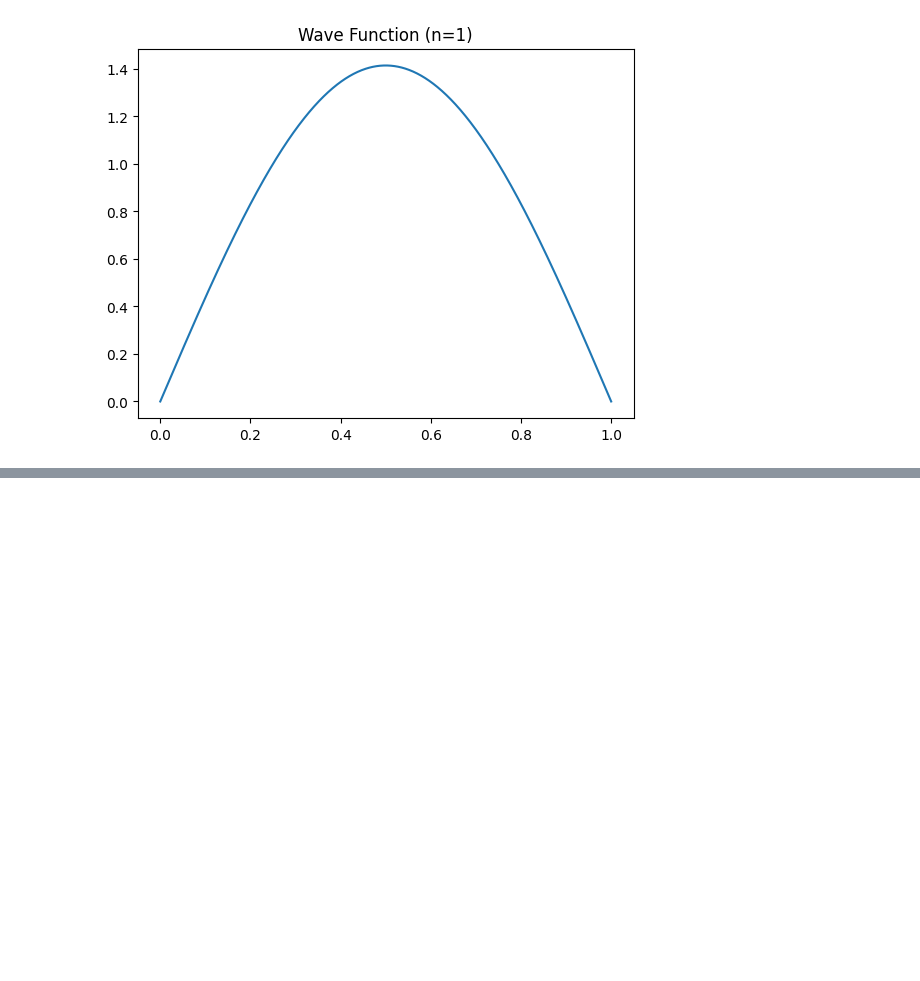
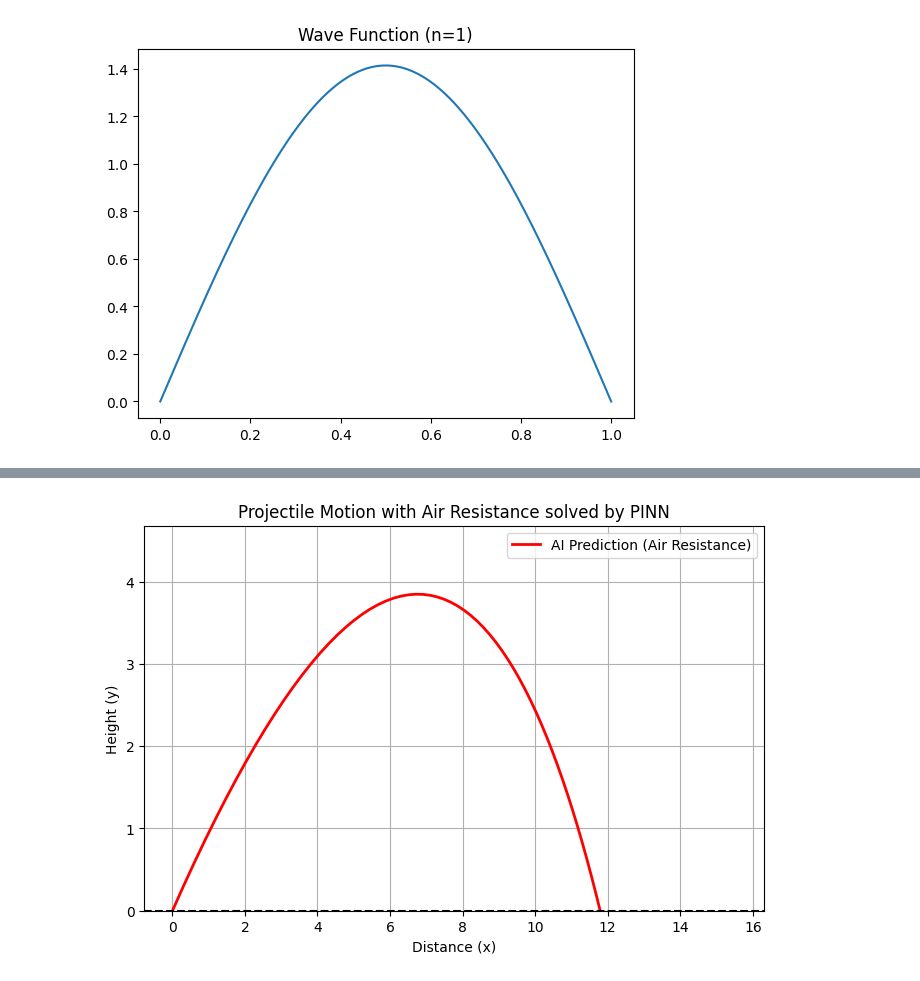
Before and after one commit to chanwoongYoon/Junior_first_semester, a Jupyter notebook: Untitled-1.ipynb, the cells around one changed output, grey strips where cells are left out. Drawn from its saved outputs; the diff is of its cells as text; code cells hidden in the pictures; blank space fills up the shorter version.

Commit message:
add : made pinn tunable model

```diff
--- a/Untitled-1.ipynb
+++ b/Untitled-1.ipynb
@@ -95,0 +109,96 @@ plt.show()
+# %%
+import torch
+import torch.nn as nn
+import matplotlib.pyplot as plt
+import numpy as np
+
+# 1. AI 뇌 구조 만들기 (출력이 x, y 두 개!)
+class ProjectilePINN(nn.Module):
+    def __init__(self):
+        super().__init__()
+        self.net = nn.Sequential(
+            nn.Linear(1, 64), # 조금 더 똑똑하게 노드를 64개로 늘렸습니다.
+            nn.Tanh(),
+            nn.Linear(64, 64),
+            nn.Tanh(),
+            nn.Linear(64, 2)  # ★출력 2개: 결과가 [가로 위치 x, 세로 높이 y]로 나옵니다!
+        )
+
+    def forward(self, t):
+        return self.net(t)
+
+model = ProjectilePINN()
+optimizer = torch.optim.Adam(model.parameters(), lr=0.01)
+
+# 물리 상수 세팅
+g = 9.8      # 중력 가속도
+k = 0.5      # 공기 저항 계수 (이 숫자를 키우면 바람이 세게 붑니다!)
+v0_x = 10.0  # 가로축 초기 발사 속도
+v0_y = 10.0  # 세로축 초기 발사 속도
+
+# 2. 폭풍 잔소리(학습) 시작!
+epochs = 3000
+for epoch in range(epochs):
+    # 장부 초기화
+    optimizer.zero_grad()
+
+    # 0~3초 사이의 무작위 시간 생성
+    t_physics = torch.rand(200, 1) * 3.0
+    t_physics.requires_grad = True
+
+    # AI가 예측한 가로(x), 세로(y) 위치 뽑아내기
+    preds = model(t_physics)
+    x_pred = preds[:, 0:1] # 첫 번째 값은 x
+    y_pred = preds[:, 1:2] # 두 번째 값은 y
+
+    # ★ 스피드건(미분)으로 가로/세로의 속도와 가속도 구하기
+    vx = torch.autograd.grad(x_pred, t_physics, grad_outputs=torch.ones_like(x_pred), create_graph=True)[0]
+    ax = torch.autograd.grad(vx, t_physics, grad_outputs=torch.ones_like(vx), create_graph=True)[0]
+
+    vy = torch.autograd.grad(y_pred, t_physics, grad_outputs=torch.ones_like(y_pred), create_graph=True)[0]
+    ay = torch.autograd.grad(vy, t_physics, grad_outputs=torch.ones_like(vy), create_graph=True)[0]
+
+    # ★ 잔소리 1: 물리 법칙 어긴 벌점!
+    # 가로축: 가속도 + (공기저항 * 속도) = 0 이어야 함
+    loss_physics_x = torch.mean((ax + k * vx)**2)
+
+    # 세로축: 가속도 + 중력 + (공기저항 * 속도) = 0 이어야 함gr
+    loss_physics_y = torch.mean((ay + g + k * vy)**2)
+
+    # ★ 잔소리 2: 초기 조건(0초) 어긴 벌점!
+    t_ic = torch.tensor([[0.0]], requires_grad=True)
+    preds_ic = model(t_ic)
+    x_ic = preds_ic[:, 0:1]
+    y_ic = preds_ic[:, 1:2]c
+
+    vx_ic = torch.autograd.grad(x_ic, t_ic, create_graph=True)[0]
+    vy_ic = torch.autograd.grad(y_ic, t_ic, create_graph=True)[0]
+
+    # 시작 위치는 (0,0)이고, 시작 속도는 (1, 10)이어야 함
+    loss_ic = (x_ic - 0.0)**2 + (y_ic - 0.0)**2 + (vx_ic - v0_x)**2 + (vy_ic - v0_y)**2
+
+    # 벌점 총합 및 가중치 수정 (AI 기합 받기!)
+    total_loss = loss_physics_x + loss_physics_y + loss_ic
+    total_loss.backward()
+    optimizer.step()
+
+    if epoch % 500 == 0:
+        print(f"Epoch {epoch}, Loss: {total_loss.item():.5f}")
+
+# 3. 시험 보기 및 시각화
+t_test = torch.linspace(0, 3, 100).view(-1, 1)
+preds_test = model(t_test).detach().numpy()
+x_test = preds_test[:, 0]
+y_test = preds_test[:, 1]
+
+plt.figure(figsize=(8, 5))
+plt.plot(x_test, y_test, label="AI Prediction (Air Resistance)", color='red', linewidth=2)
+plt.axhline(0, color='black', linestyle='--') # 땅바닥
+plt.xlabel("Distance (x)")
+plt.ylabel("Height (y)")
+plt.title("Projectile Motion with Air Resistance solved by PINN")
+plt.legend()
+plt.grid(True)
+plt.ylim(bottom=0) # 땅바닥 아래로는 안 보이게
+plt.show()
+# %% [output]
@@ -95,0 +211 @@ plt.show()
+[figure, added]
```
Also changed, not shown: parts of 6 cells of this notebook, 1 other file.
